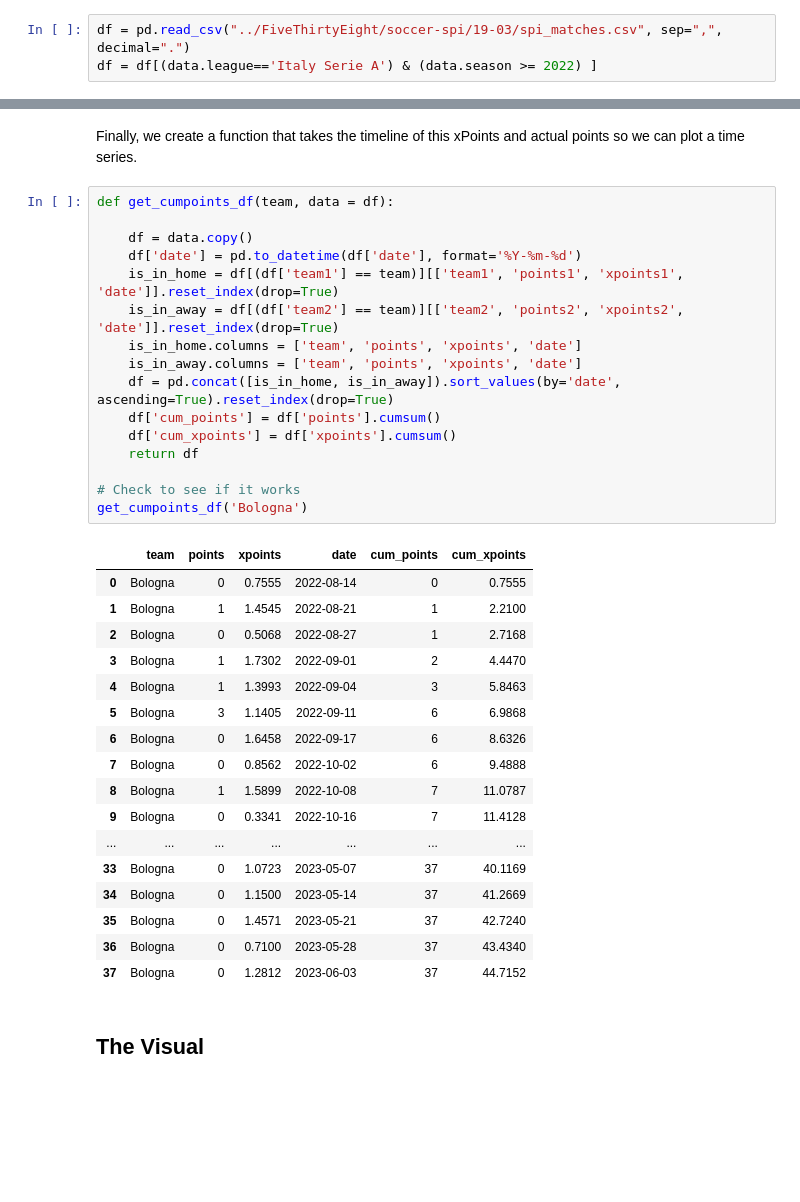
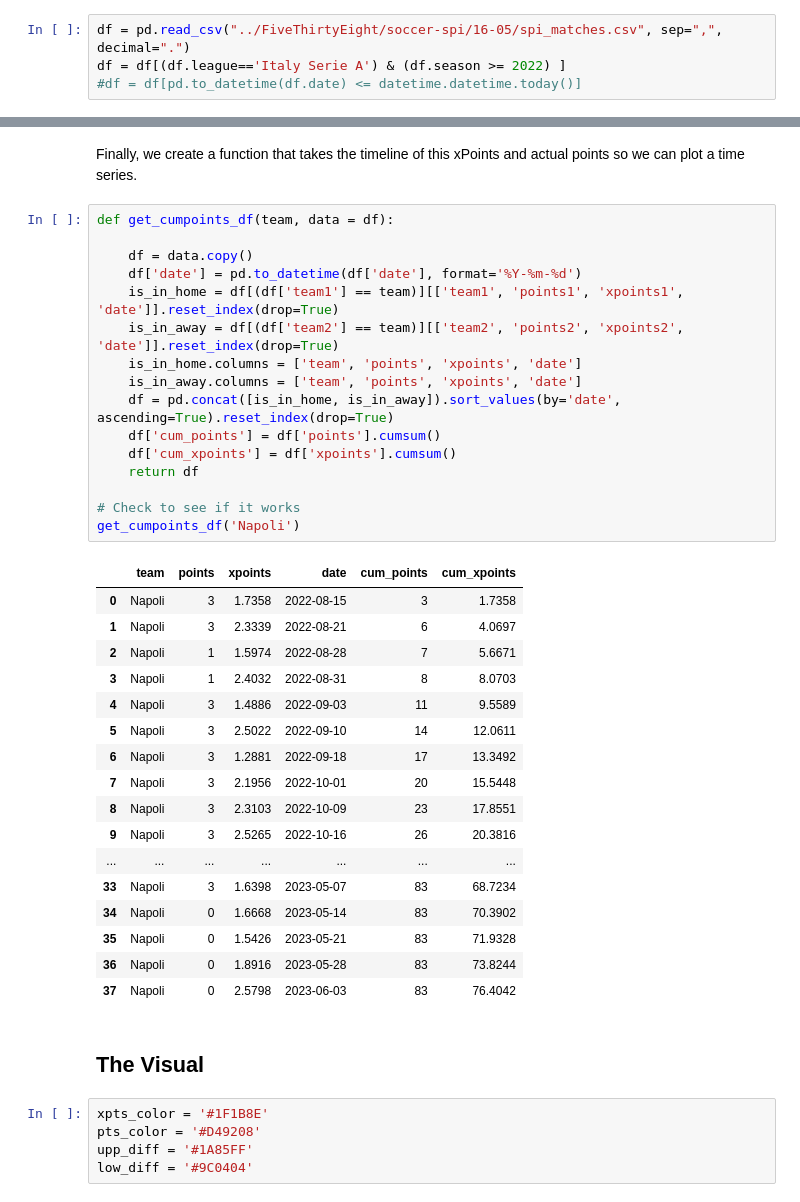
Before and after one commit to Weinsz/SciViz-SerieA-2022-23, a Jupyter notebook: Misc/PTS-xPTS.ipynb, the cells around one changed output, grey strips where cells are left out. Saved outputs shown, nothing was run; the diff lists cells and outputs as text; blank space fills up the shorter version.

```diff
--- a/Misc/PTS-xPTS.ipynb
+++ b/Misc/PTS-xPTS.ipynb
@@ -35,8 +37,9 @@ plt.style.use("../Grafici/assets/stylesheets/soc_base.mplstyle")
 
 Here we read 538's predictions and compute the expected point tally of each side, using the pre-match probabilities assigned by 538.
 # %%
-df = pd.read_csv("../FiveThirtyEight/soccer-spi/19-03/spi_matches.csv", sep=",", decimal=".")
-df = df[(data.league=='Italy Serie A') & (data.season >= 2022) ]
+df = pd.read_csv("../FiveThirtyEight/soccer-spi/16-05/spi_matches.csv", sep=",", decimal=".")
+df = df[(df.league=='Italy Serie A') & (df.season >= 2022) ]
+#df = df[pd.to_datetime(df.date) <= datetime.datetime.today()]
 # %% [markdown]
 Custom function to compute points across teams.
 # %%
@@ -197,36 +201,41 @@ Finally, we create a function that takes the timeline of this xPoints and actual
 # %%
 def get_cumpoints_df(team, data = df):
 
     df = data.copy()
     df['date'] = pd.to_datetime(df['date'], format='%Y-%m-%d')
     is_in_home = df[(df['team1'] == team)][['team1', 'points1', 'xpoints1', 'date']].reset_index(drop=True)
     is_in_away = df[(df['team2'] == team)][['team2', 'points2', 'xpoints2', 'date']].reset_index(drop=True)
     is_in_home.columns = ['team', 'points', 'xpoints', 'date']
     is_in_away.columns = ['team', 'points', 'xpoints', 'date']
     df = pd.concat([is_in_home, is_in_away]).sort_values(by='date', ascending=True).reset_index(drop=True)
     df['cum_points'] = df['points'].cumsum()
     df['cum_xpoints'] = df['xpoints'].cumsum()
     return df
 
 # Check to see if it works
-get_cumpoints_df('Bologna')
+get_cumpoints_df('Napoli')
 # %% [output]
 |  | team | points | xpoints | date | cum_points | cum_xpoints |
-| 0 | Bologna | 0 | 0.7555 | 2022-08-14 | 0 | 0.7555 |
-| 1 | Bologna | 1 | 1.4545 | 2022-08-21 | 1 | 2.2100 |
-| 2 | Bologna | 0 | 0.5068 | 2022-08-27 | 1 | 2.7168 |
-| 3 | Bologna | 1 | 1.7302 | 2022-09-01 | 2 | 4.4470 |
-| 4 | Bologna | 1 | 1.3993 | 2022-09-04 | 3 | 5.8463 |
-| 5 | Bologna | 3 | 1.1405 | 2022-09-11 | 6 | 6.9868 |
-| 6 | Bologna | 0 | 1.6458 | 2022-09-17 | 6 | 8.6326 |
-| 7 | Bologna | 0 | 0.8562 | 2022-10-02 | 6 | 9.4888 |
-| 8 | Bologna | 1 | 1.5899 | 2022-10-08 | 7 | 11.0787 |
-| 9 | Bologna | 0 | 0.3341 | 2022-10-16 | 7 | 11.4128 |
+| 0 | Napoli | 3 | 1.7358 | 2022-08-15 | 3 | 1.7358 |
+| 1 | Napoli | 3 | 2.3339 | 2022-08-21 | 6 | 4.0697 |
+| 2 | Napoli | 1 | 1.5974 | 2022-08-28 | 7 | 5.6671 |
+| 3 | Napoli | 1 | 2.4032 | 2022-08-31 | 8 | 8.0703 |
+| 4 | Napoli | 3 | 1.4886 | 2022-09-03 | 11 | 9.5589 |
+| 5 | Napoli | 3 | 2.5022 | 2022-09-10 | 14 | 12.0611 |
+| 6 | Napoli | 3 | 1.2881 | 2022-09-18 | 17 | 13.3492 |
+| 7 | Napoli | 3 | 2.1956 | 2022-10-01 | 20 | 15.5448 |
+| 8 | Napoli | 3 | 2.3103 | 2022-10-09 | 23 | 17.8551 |
+| 9 | Napoli | 3 | 2.5265 | 2022-10-16 | 26 | 20.3816 |
 | ... | ... | ... | ... | ... | ... | ... |
-| 33 | Bologna | 0 | 1.0723 | 2023-05-07 | 37 | 40.1169 |
-| 34 | Bologna | 0 | 1.1500 | 2023-05-14 | 37 | 41.2669 |
-| 35 | Bologna | 0 | 1.4571 | 2023-05-21 | 37 | 42.7240 |
-| 36 | Bologna | 0 | 0.7100 | 2023-05-28 | 37 | 43.4340 |
-| 37 | Bologna | 0 | 1.2812 | 2023-06-03 | 37 | 44.7152 |
+| 33 | Napoli | 3 | 1.6398 | 2023-05-07 | 83 | 68.7234 |
+| 34 | Napoli | 0 | 1.6668 | 2023-05-14 | 83 | 70.3902 |
+| 35 | Napoli | 0 | 1.5426 | 2023-05-21 | 83 | 71.9328 |
+| 36 | Napoli | 0 | 1.8916 | 2023-05-28 | 83 | 73.8244 |
+| 37 | Napoli | 0 | 2.5798 | 2023-06-03 | 83 | 76.4042 |
 # %% [markdown]
 ## The Visual
+# %%
+xpts_color = '#1F1B8E'
+pts_color = '#D49208'
+upp_diff = '#1A85FF'
+low_diff = '#9C0404'
```
Also changed, not shown: parts of 10 cells of this notebook, 4 other files.
